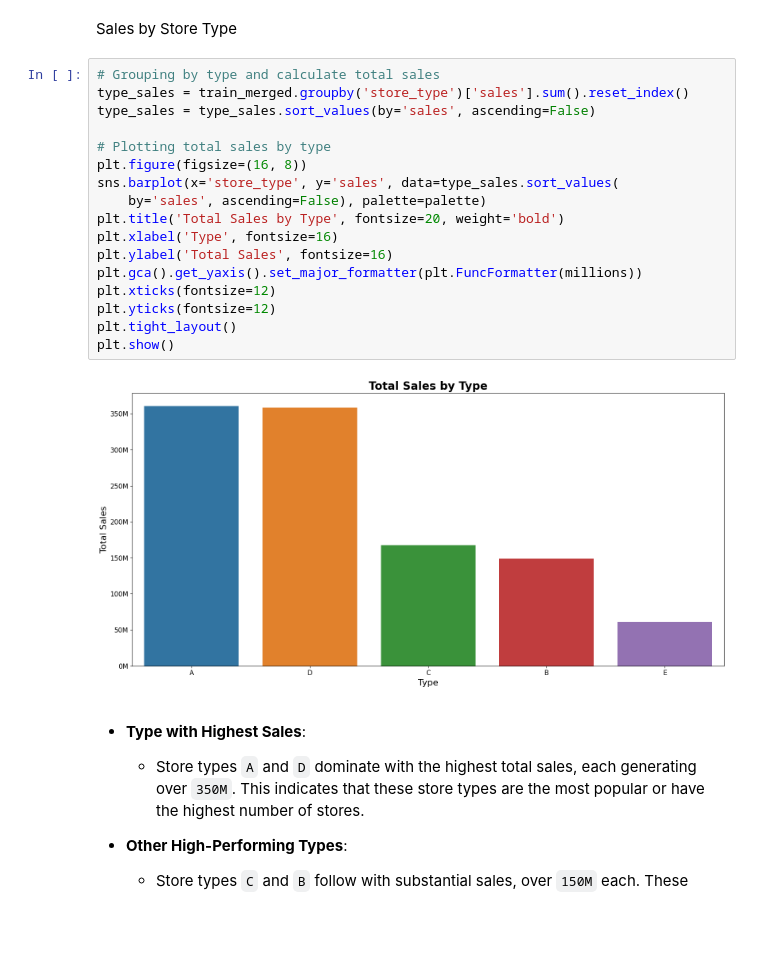
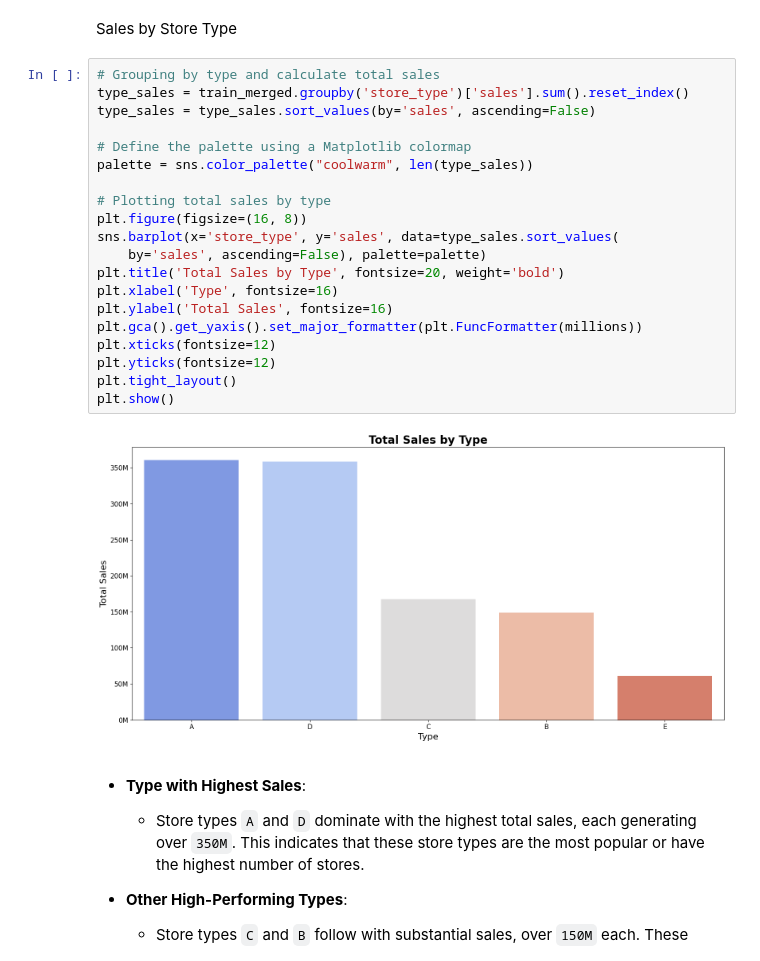
Before and after one commit to GlennRockson/Store_Sales_Predictions, a Jupyter notebook: main.ipynb, the cells around one changed output. Saved outputs shown, nothing was run; the diff lists cells and outputs as text; blank space fills up the shorter version.

```diff
--- a/main.ipynb
+++ b/main.ipynb
@@ -871,22 +882,25 @@ Sales by Store Type
 # %%
 # Grouping by type and calculate total sales
 type_sales = train_merged.groupby('store_type')['sales'].sum().reset_index()
 type_sales = type_sales.sort_values(by='sales', ascending=False)
+
+# Define the palette using a Matplotlib colormap
+palette = sns.color_palette("coolwarm", len(type_sales))
 
 # Plotting total sales by type
 plt.figure(figsize=(16, 8))
 sns.barplot(x='store_type', y='sales', data=type_sales.sort_values(
     by='sales', ascending=False), palette=palette)
 plt.title('Total Sales by Type', fontsize=20, weight='bold')
 plt.xlabel('Type', fontsize=16)
 plt.ylabel('Total Sales', fontsize=16)
 plt.gca().get_yaxis().set_major_formatter(plt.FuncFormatter(millions))
 plt.xticks(fontsize=12)
 plt.yticks(fontsize=12)
 plt.tight_layout()
 plt.show()
 # %% [output]
-[figure, old version]
+[figure, new version]
 # %% [markdown]
 - **Type with Highest Sales**:
   - Store types `A` and `D` dominate with the highest total sales, each generating over `350M`. This indicates that these store types are the most popular or have the highest number of stores.
```
Also changed, not shown: parts of 6 cells of this notebook.
